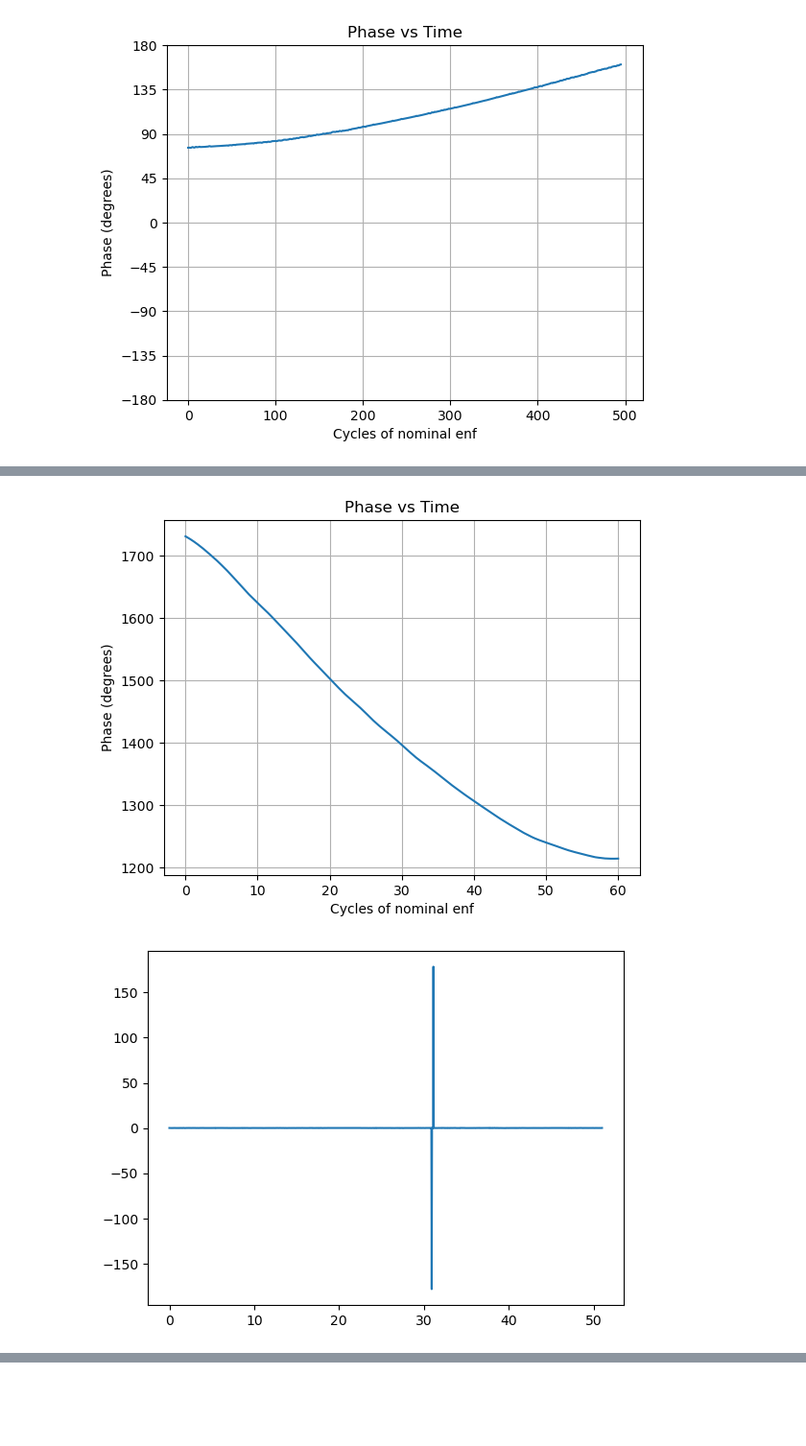
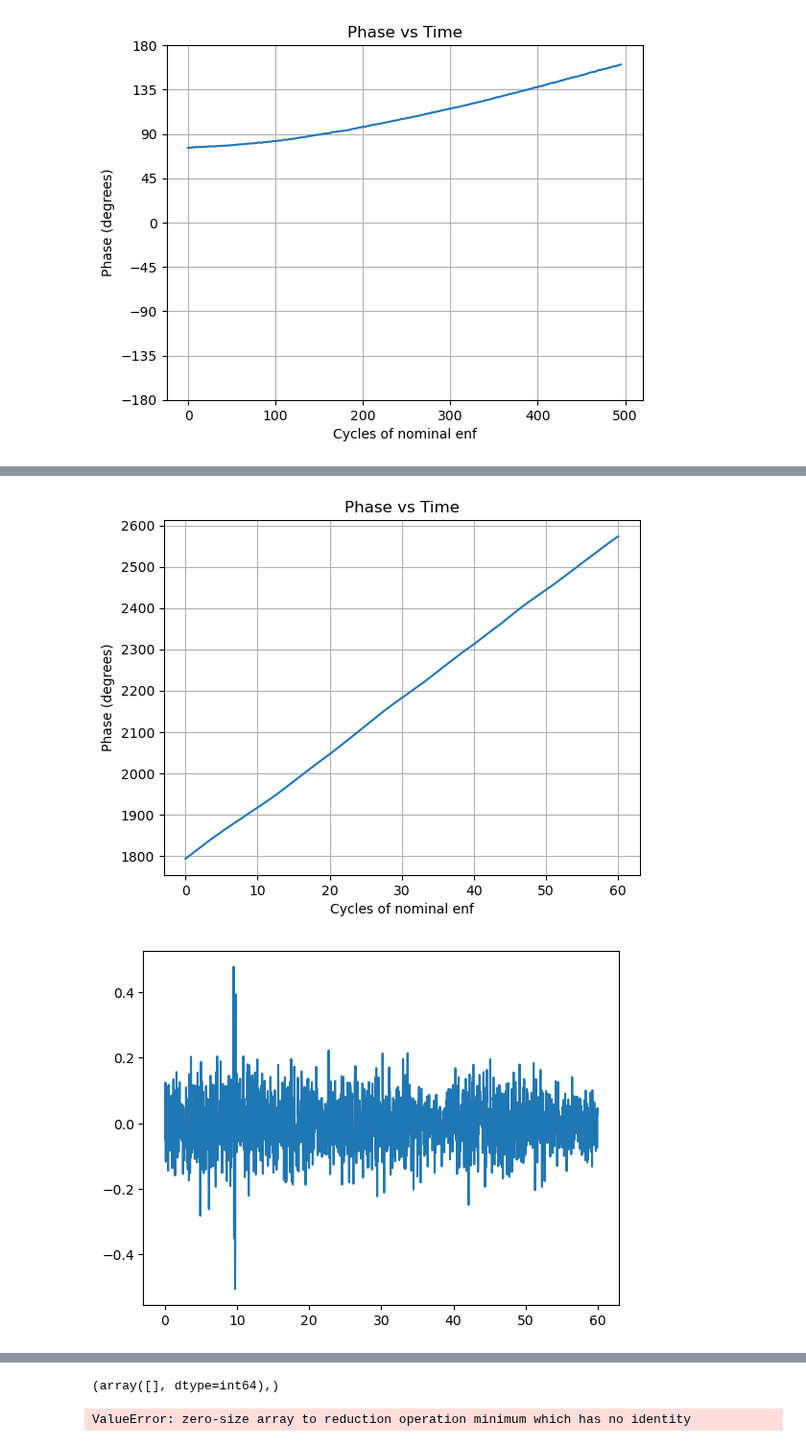
Before and after one commit to Licates/ENFify, a Jupyter notebook: notebooks/Discontinuity_detection.ipynb, the cells around one changed output, grey strips where cells are left out. Shown at 96% size. Cells and saved outputs as stored; diff of their text form; code cells hidden in the pictures; blank space fills up the shorter version.

```diff
--- a/notebooks/Discontinuity_detection.ipynb
+++ b/notebooks/Discontinuity_detection.ipynb
@@ -208,9 +208,11 @@ for wav_file in file_list_cut:
     cut_band_down_sig.append(signal)
 # %%
 NUM_CYCLES = 10
-
-phases_cut = segmented_phase_estimation_hilbert(cut_band_down_sig[11], fs, NUM_CYCLES, 50)
-x_cut = np.linspace(0.,cut_time[11], len(phases_cut))
+input_dir = '/home/leo_dacasi/Dokumente/summerofcode/Enfify_Data_Synced/interim/ENF-WHU-Dataset/1min_ref/1min_enf_ref_data/min_001_ref.wav'
+fs, band_down_sig = wavfile.read(input_dir)
+cut_time = len(band_down_sig)/fs
+phases_cut = segmented_phase_estimation_hilbert(band_down_sig, fs, NUM_CYCLES, 50)
+x_cut = np.linspace(0.,cut_time, len(phases_cut))
 
 plt.plot(x_cut, np.degrees(phases_cut))
 plt.xlabel("Cycles of nominal enf")
@@ -219,8 +221,8 @@ plt.title("Phase vs Time")
 plt.grid(True)
 plt.show()
 
-phases = segmented_phase_estimation_hilbert(band_down_sig[6], fs, NUM_CYCLES, 50)
-x = np.linspace(0., time[11], len(phases))
+phases = segmented_phase_estimation_hilbert(band_down_sig, fs, NUM_CYCLES, 50)
+x = np.linspace(0., cut_time, len(phases))
 
 plt.plot(x, np.degrees(phases))
 plt.xlabel("Cycles of nominal enf")
@@ -234,7 +236,8 @@ plt.plot(x_cut, second_der)
 plt.show()
 
 z_scores = np.abs(stats.zscore(second_der))
-ausreisser = np.where(z_scores > 3)
+ausreisser = np.where(z_scores > 10)
+print(ausreisser)
 
 phases_cut_new = phases_cut[int(np.min(ausreisser))-200 : int(np.max(ausreisser))+200]
 x_cut_new = x_cut[int(np.min(ausreisser))-200 : int(np.max(ausreisser))+200]
@@ -252,2 +255,2 @@ plt.show()
-[figure, old version]
+[figure, new version]
-[figure, old version]
+[figure, new version]
@@ -255,3 +257,5 @@ plt.show()
+(array([], dtype=int64),)
+ValueError: zero-size array to reduction operation minimum which has no identity
 # %%
 # DFT0
 N_DFT = 20_000
```
Also changed, not shown: parts of 1 cell of this notebook, 11 other files.
